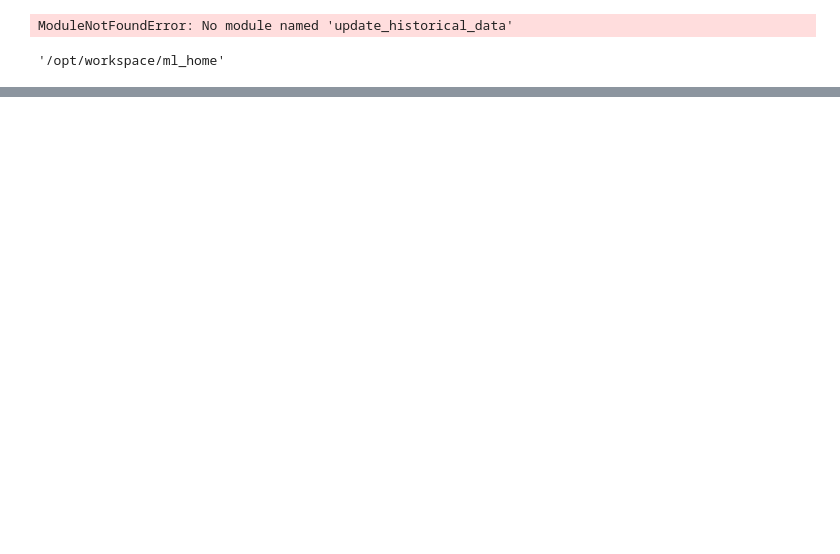
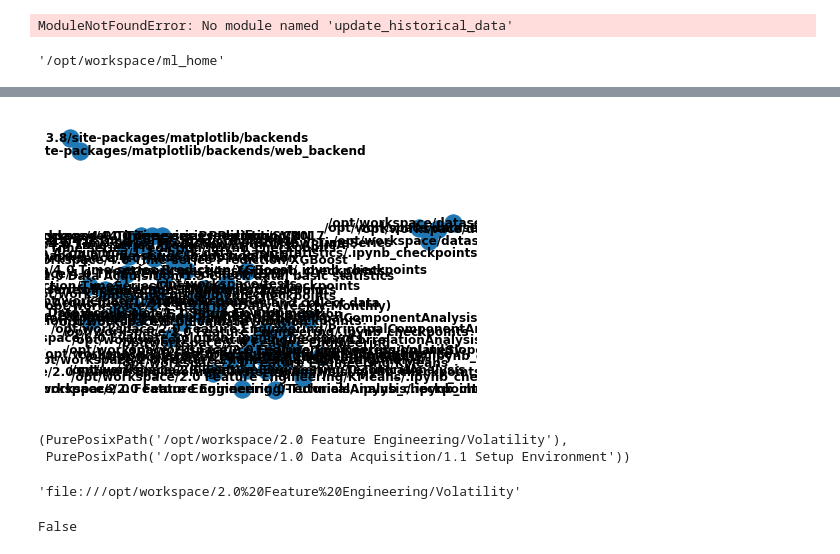
Before and after one commit to chayapan/thesis, a Jupyter notebook: GetStarted.ipynb, the cells around one changed output, grey strips where cells are left out. Saved outputs shown, nothing was run; the diff lists cells and outputs as text; code cells hidden in the pictures; blank space fills up the shorter version.

```diff
--- a/GetStarted.ipynb
+++ b/GetStarted.ipynb
@@ -12,0 +29,14 @@ ML_HOME
+# %%
+# 3. pathlib also has glob function
+
+p = Path(EXPERIMENT_HOME)
+
+folders = set({}) # Stores dir paths that are shared
+notebooks = {}
+
+for notebook in p.glob('**/*.ipynb'):
+    # print(notebook.parent.is_dir())
+    parent_folder = notebook.parent
+    parent_folder = PurePath(parent_folder) # Convert to PurePath
+    folders.add(parent_folder) # Add parent
+    notebooks[notebook] = parent_folder
@@ -12,0 +84,13 @@ ML_HOME
+# %%
+import networkx as nx
+from networkx.readwrite import json_graph
+
+F = nx.Graph()  # stores Folder
+D = nx.Graph()  # stores Document
+
+F.add_nodes_from(folders)
+# create edge. Parent-child relationship
+
+for k in notebooks.keys():
+    print(k.stem) # The notebook file name.
+    D.add_node(k.stem)
@@ -12,0 +119,10 @@ ML_HOME
+# %%
+# to create edge between parent and child folder, enumerate tuple (F[folder], F[folder.parent], color='red')
+edges = []
+for folder in folders:
+    try:
+        e = (folder, folder.parent) # Use object for node
+        edges.append(e)
+    except KeyError:
+        print("No parent for %s" % folder)
+F.add_edges_from(edges, color='red')
@@ -12,0 +191,22 @@ ML_HOME
+# %%
+nx.draw(F, with_labels=True, font_weight='bold')
+# %% [output]
+[figure, added]
+# %%
+# Compare two paths
+
+F.nodes()[0], F.nodes()[1]
+# %% [output]
+(PurePosixPath('/opt/workspace/2.0 Feature Engineering/Volatility'),
+ PurePosixPath('/opt/workspace/1.0 Data Acquisition/1.1 Setup Environment'))
+# %%
+p = F.nodes()[0]
+# %% [output]
+'file:///opt/workspace/2.0%20Feature%20Engineering/Volatility'
+# %%
+p1 = F.nodes()[0]
+p2 = F.nodes()[1]
+
+Path(p1).resolve().parent.samefile(Path(p2).resolve().parent)
+# %% [output]
+False
```
Also changed, not shown: parts of 13 cells of this notebook, 3 other files.
